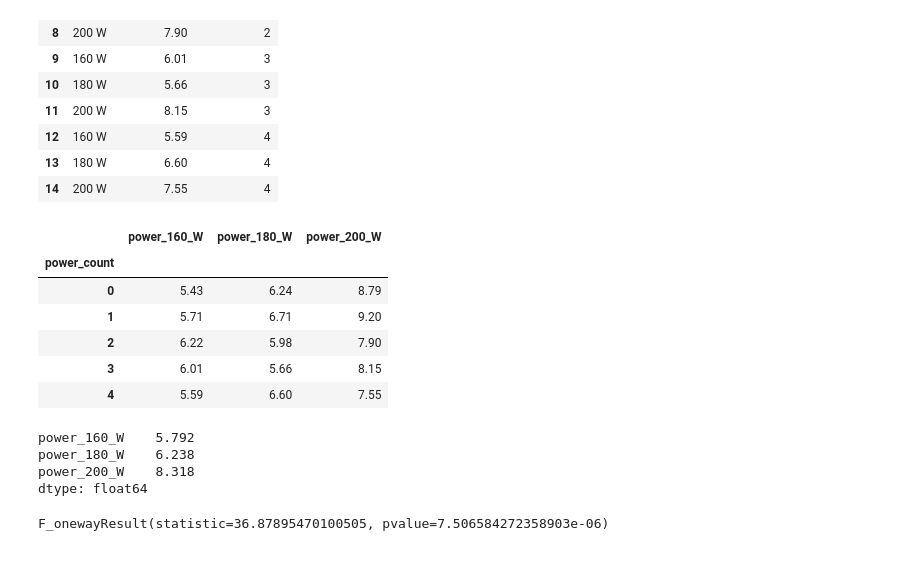
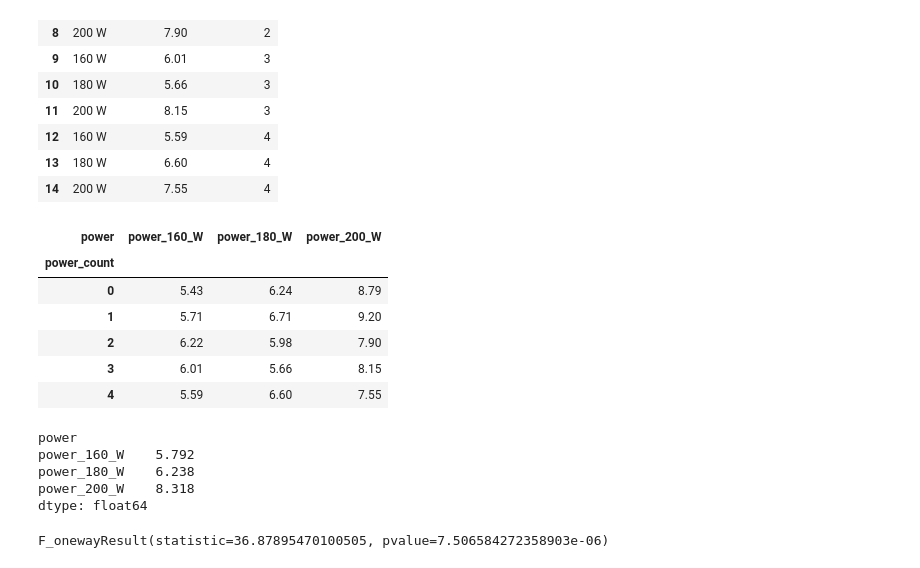
Before and after one commit to IllyaUA/lab-t-tests-p-values, a Jupyter notebook: lab-t-tests-p-values-solution.ipynb, the cells around one changed output. Saved outputs shown, nothing was run; the diff lists cells and outputs as text; code cells hidden in the pictures.

```diff
--- a/lab-t-tests-p-values-solution.ipynb
+++ b/lab-t-tests-p-values-solution.ipynb
@@ -12,3 +20,7 @@ scipy.__version__
+# %%
+def clean_column_names(dataframe):
+    dataframe.columns = [col.strip().lower().replace(" ", "_") for col in dataframe.columns]
+    return dataframe
 # %% [markdown]
 ## One tailed t-test
 
@@ -122,8 +162,8 @@ Data was collected randomly and provided to you in the table as shown: [link to
 **DoF_within**: N-K = 2<br>
 **DoF_total**: N-1 = 4
 # %%
-data = pd.read_excel('files_for_lab/anova_lab_data.xlsx')
-data
+df = pd.read_excel(r'files_for_lab/anova_lab_data.xlsx')
+df
 # %% [output]
 |  | Power | Etching Rate |
 | 0 | 160 W | 5.43 |
@@ -146,6 +184,7 @@ data.columns = ['power', 'etching_rate']
 # %%
-data['power_count'] = data.groupby('power').cumcount()
-data
+df = clean_column_names(df)
+df['power_count'] = df.groupby('power').cumcount()
+df
 # %% [output]
 |  | power | etching_rate | power_count |
 | 0 | 160 W | 5.43 | 0 |
@@ -164,11 +203,12 @@ data
 | 13 | 180 W | 6.60 | 4 |
 | 14 | 200 W | 7.55 | 4 |
 # %%
-data_pivot = data.pivot(index='power_count', columns='power', values='etching_rate')
-data_pivot.columns = ['power_'+str(x).replace(' ', '_') for x in data_pivot.columns.values]
-data_pivot
+df_pivot = df.pivot(index='power_count', columns='power', values='etching_rate')
+df_pivot = df_pivot.add_prefix('power_').rename(columns=lambda x: x.replace(' ', '_'))
+
+df_pivot
 # %% [output]
-|  | power_160_W | power_180_W | power_200_W |
+| power | power_160_W | power_180_W | power_200_W |
 | power_count |  |  |  |
 | 0 | 5.43 | 6.24 | 8.79 |
 | 1 | 5.71 | 6.71 | 9.20 |
@@ -176,8 +216,9 @@ data_pivot
 | 3 | 6.01 | 5.66 | 8.15 |
 | 4 | 5.59 | 6.60 | 7.55 |
 # %%
-data_pivot.mean()
+df_pivot.mean()
 # %% [output]
+power
 power_160_W    5.792
 power_180_W    6.238
 power_200_W    8.318
```
Also changed, not shown: parts of 14 cells of this notebook.
